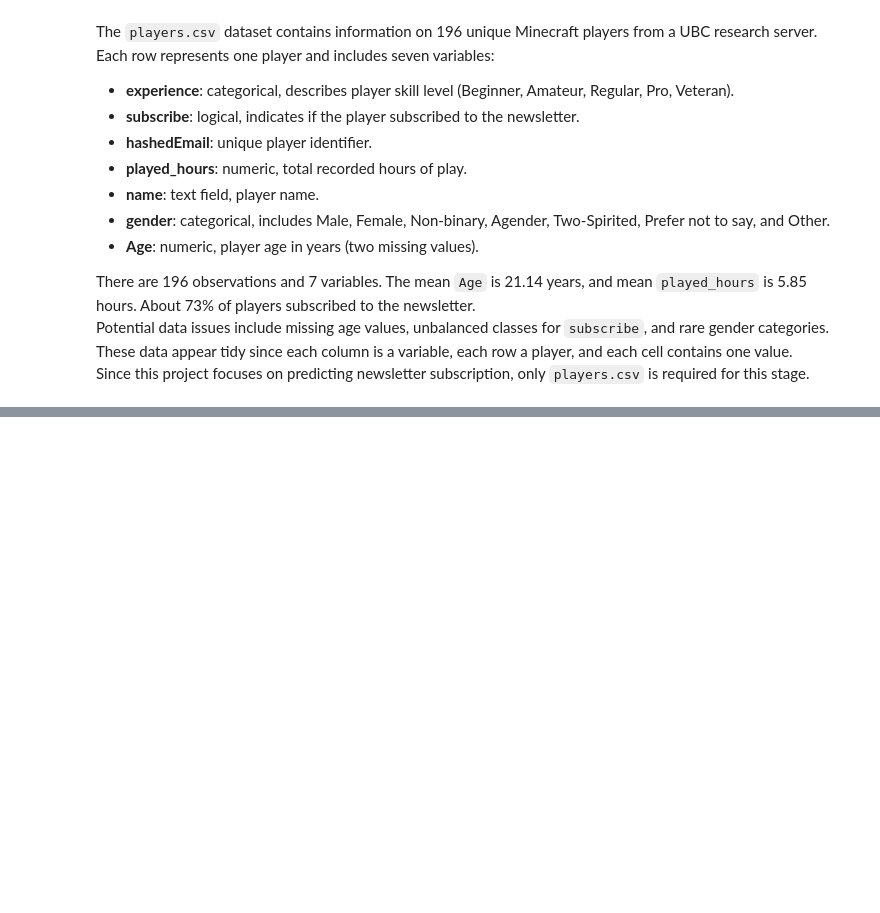
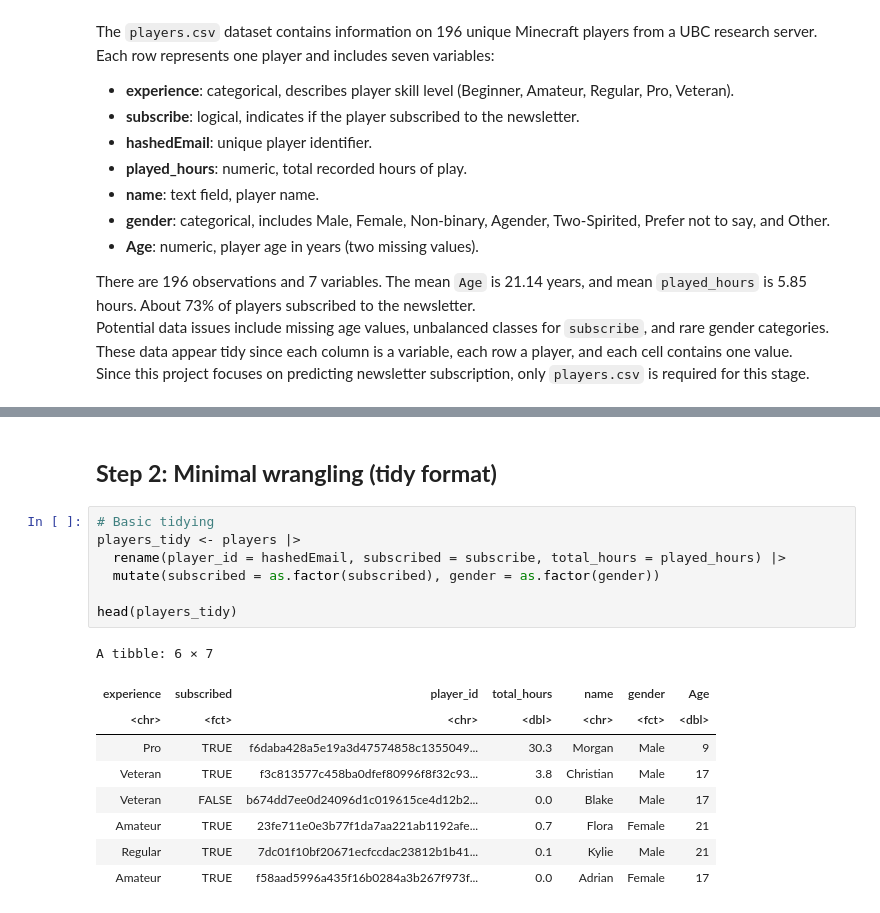
Before and after one commit to damianholender/DSCI100-IndividualPlanning-DamianOlender, a Jupyter notebook: DSCI100_IndividualPlanning_DamianOlender_Group009-27.ipynb, the cells around one changed output, grey strips where cells are left out. Saved outputs shown, nothing was run; the diff lists cells and outputs as text; blank space fills up the shorter version.

```diff
--- a/DSCI100_IndividualPlanning_DamianOlender_Group009-27.ipynb
+++ b/DSCI100_IndividualPlanning_DamianOlender_Group009-27.ipynb
@@ -37,0 +70,19 @@ Minimal wrangling is required: factor encoding for categorical variables and mea
+# %% [markdown]
+## **Step 2: Minimal wrangling (tidy format)**
+# %%
+# Basic tidying
+players_tidy <- players |>
+  rename(player_id = hashedEmail, subscribed = subscribe, total_hours = played_hours) |>
+  mutate(subscribed = as.factor(subscribed), gender = as.factor(gender))
+
+head(players_tidy)
+# %% [output]
+A tibble: 6 × 7
+| experience | subscribed | player_id | total_hours | name | gender | Age |
+| <chr> | <fct> | <chr> | <dbl> | <chr> | <fct> | <dbl> |
+| Pro | TRUE | f6daba428a5e19a3d47574858c1355049... | 30.3 | Morgan | Male | 9 |
+| Veteran | TRUE | f3c813577c458ba0dfef80996f8f32c93... | 3.8 | Christian | Male | 17 |
+| Veteran | FALSE | b674dd7ee0d24096d1c019615ce4d12b2... | 0.0 | Blake | Male | 17 |
+| Amateur | TRUE | 23fe711e0e3b77f1da7aa221ab1192afe... | 0.7 | Flora | Female | 21 |
+| Regular | TRUE | 7dc01f10bf20671ecfccdac23812b1b41... | 0.1 | Kylie | Male | 21 |
+| Amateur | TRUE | f58aad5996a435f16b0284a3b267f973f... | 0.0 | Adrian | Female | 17 |
```
Also changed, not shown: parts of 10 cells of this notebook.
